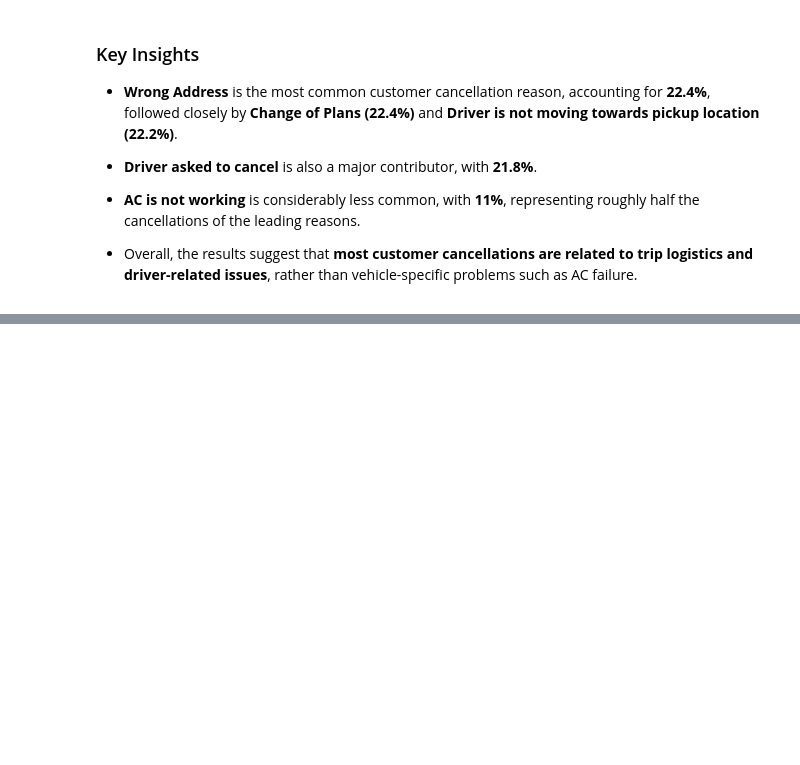
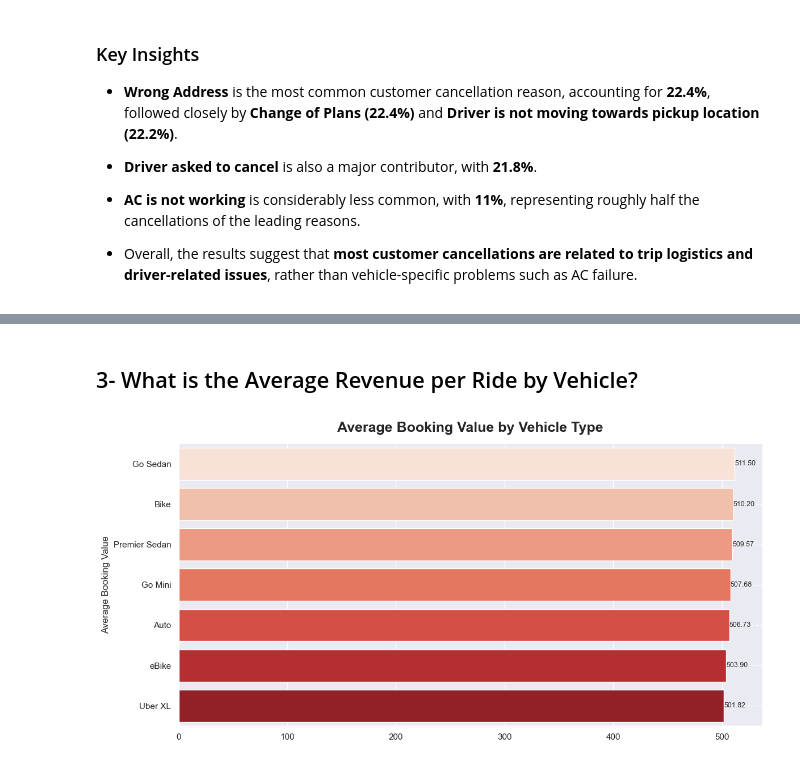
Before and after one commit to Seif-Elmezaien/Uber-Ride-EDA, a Jupyter notebook: Uber Ride EDA.ipynb, the cells around one changed output, grey strips where cells are left out. Cells and saved outputs as stored; diff of their text form; code cells hidden in the pictures; blank space fills up the shorter version.

```diff
--- a/Uber Ride EDA.ipynb
+++ b/Uber Ride EDA.ipynb
@@ -509,0 +607,48 @@ fig.show()
+# %% [markdown]
+## 3- What is the Average Revenue per Ride by Vehicle?
+# %%
+revenue_per_ride = (
+    df.groupby('Vehicle Type', as_index=False)['Booking Value']
+    .agg(['sum', 'count'])
+)
+
+revenue_per_ride['avg_revenue_per_ride'] = revenue_per_ride['sum'] / revenue_per_ride['count']
+
+revenue_per_ride.sort_values('avg_revenue_per_ride', ascending=False, inplace=True)
+
+
+fig, ax = plt.subplots(figsize=(12, 6))
+
+sns.barplot(
+    data=revenue_per_ride,
+    x='avg_revenue_per_ride',
+    y='Vehicle Type',
+    palette='Reds',
+    ax=ax
+)
+
+ax.set_title(
+    'Average Booking Value by Vehicle Type',
+    fontsize=18,
+    fontweight='bold',
+    pad=15
+)
+
+for container in ax.containers:
+    ax.bar_label(container, fmt='%.2f', fontsize=9)
+
+ax.set_xlabel('')
+ax.set_ylabel('Average Booking Value', fontsize=12)
+
+ax.spines['top'].set_visible(False)
+ax.spines['right'].set_visible(False)
+
+ax.grid(
+    axis='y',
+    linestyle='--',
+)
+
+plt.tight_layout()
+plt.show()
+# %% [output]
+[figure, added]
```
Also changed, not shown: parts of 14 cells of this notebook, 2 other files.
